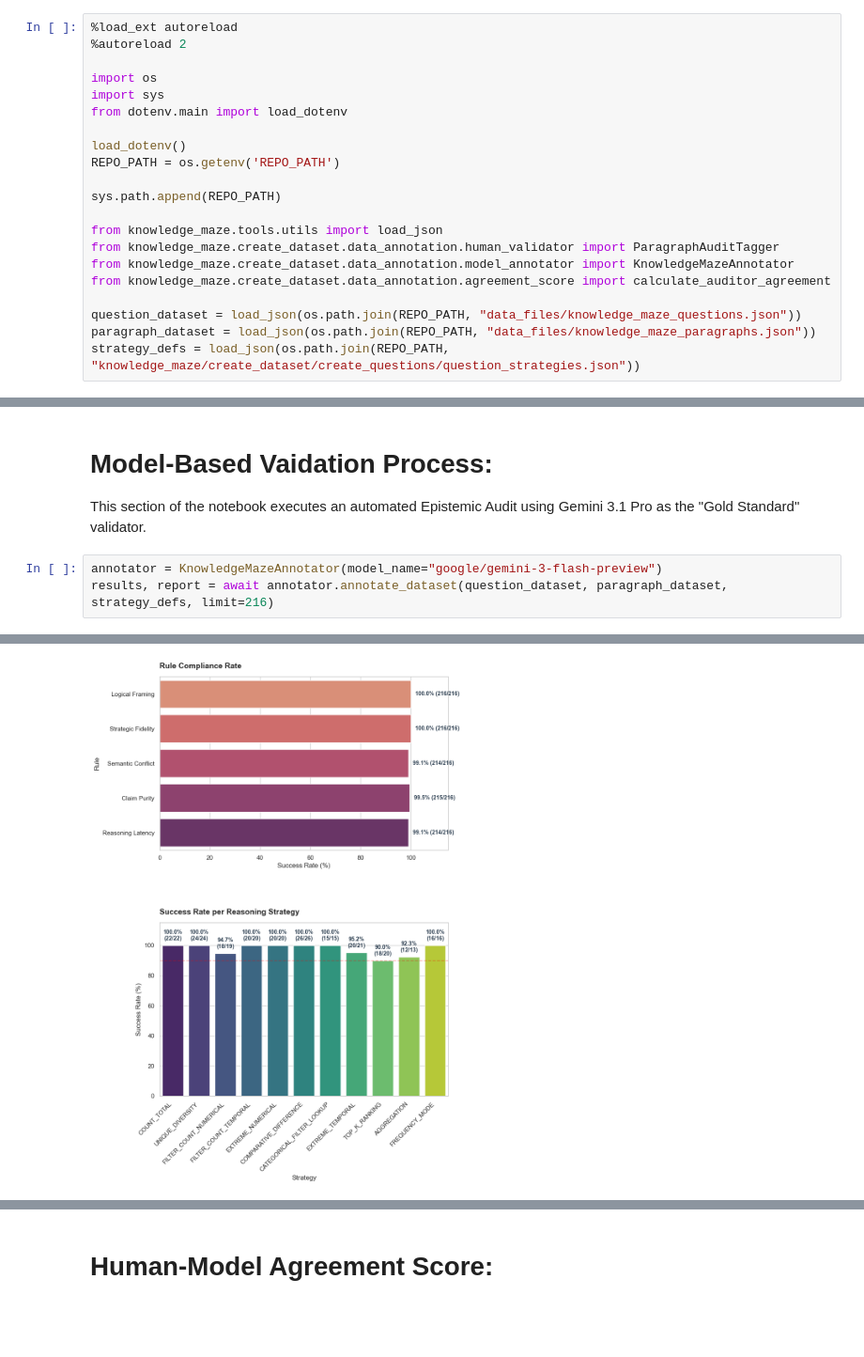
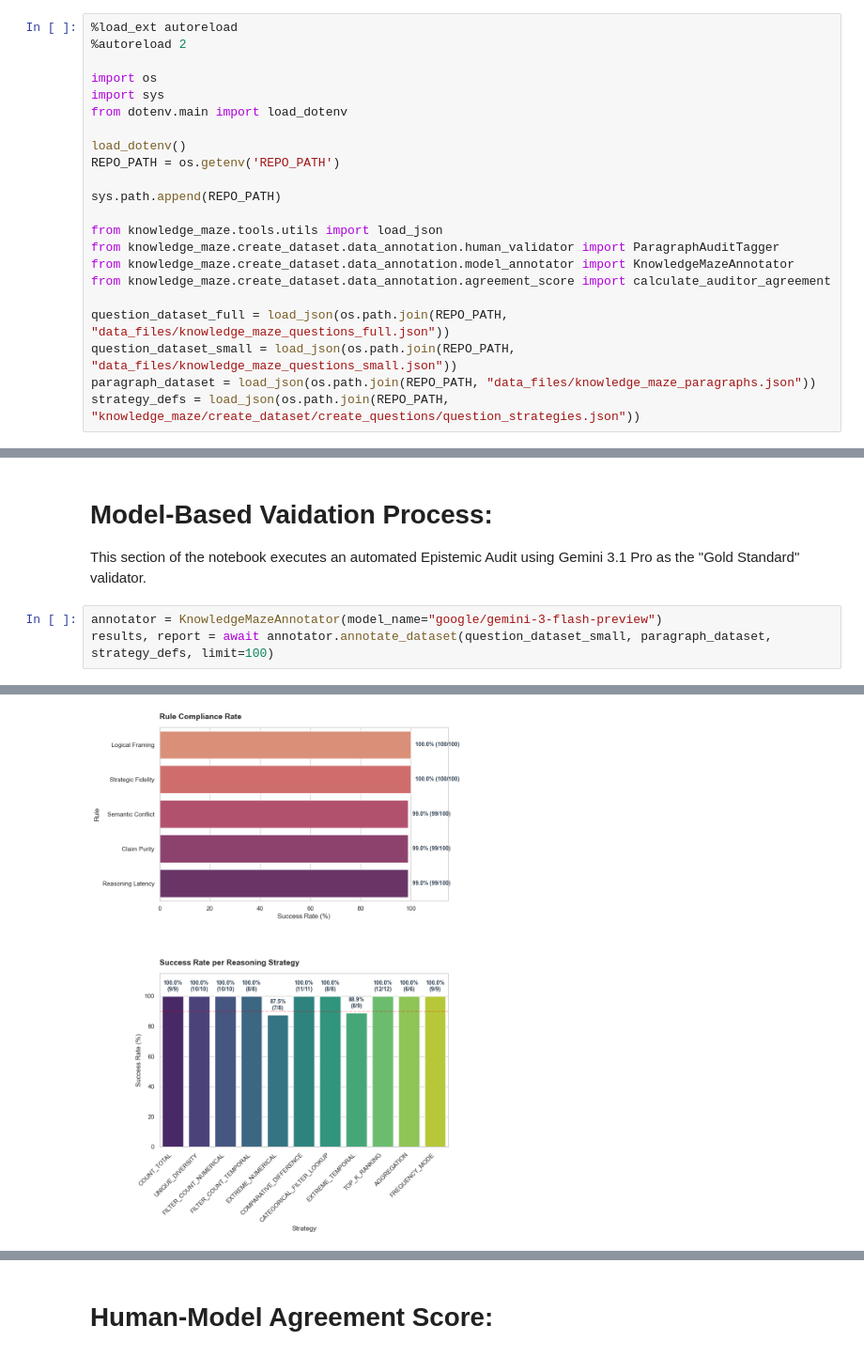
Before and after one commit to danielhk753/CLECK, a Jupyter notebook: notebooks/dataset_annotation.ipynb, the cells around one changed output, grey strips where cells are left out. Shown at 94% size. Cells and saved outputs as stored; diff of their text form; blank space fills up the shorter version.

```diff
--- a/notebooks/dataset_annotation.ipynb
+++ b/notebooks/dataset_annotation.ipynb
@@ -18,7 +18,8 @@ from knowledge_maze.create_dataset.data_annotation.human_validator import Paragr
 from knowledge_maze.create_dataset.data_annotation.model_annotator import KnowledgeMazeAnnotator
 from knowledge_maze.create_dataset.data_annotation.agreement_score import calculate_auditor_agreement
 
-question_dataset = load_json(os.path.join(REPO_PATH, "data_files/knowledge_maze_questions.json"))
+question_dataset_full = load_json(os.path.join(REPO_PATH, "data_files/knowledge_maze_questions_full.json"))
+question_dataset_small = load_json(os.path.join(REPO_PATH, "data_files/knowledge_maze_questions_small.json"))
 paragraph_dataset = load_json(os.path.join(REPO_PATH, "data_files/knowledge_maze_paragraphs.json"))
 strategy_defs = load_json(os.path.join(REPO_PATH, "knowledge_maze/create_dataset/create_questions/question_strategies.json"))
 # %% [output]
@@ -96,6 +97,6 @@ Audit Failures
 This section of the notebook executes an automated Epistemic Audit using Gemini 3.1 Pro as the "Gold Standard" validator.
 # %%
 annotator = KnowledgeMazeAnnotator(model_name="google/gemini-3-flash-preview")
-results, report = await annotator.annotate_dataset(question_dataset, paragraph_dataset, strategy_defs, limit=216)
+results, report = await annotator.annotate_dataset(question_dataset_small, paragraph_dataset, strategy_defs, limit=100)
 # %% [output]
 Total Samples
@@ -107,2 +108,2 @@ Total Failed
-[figure, old version]
+[figure, new version]
 🚨 Knowledge Maze Audit: Failures
```
Also changed, not shown: parts of 4 cells of this notebook, 4 other files.
